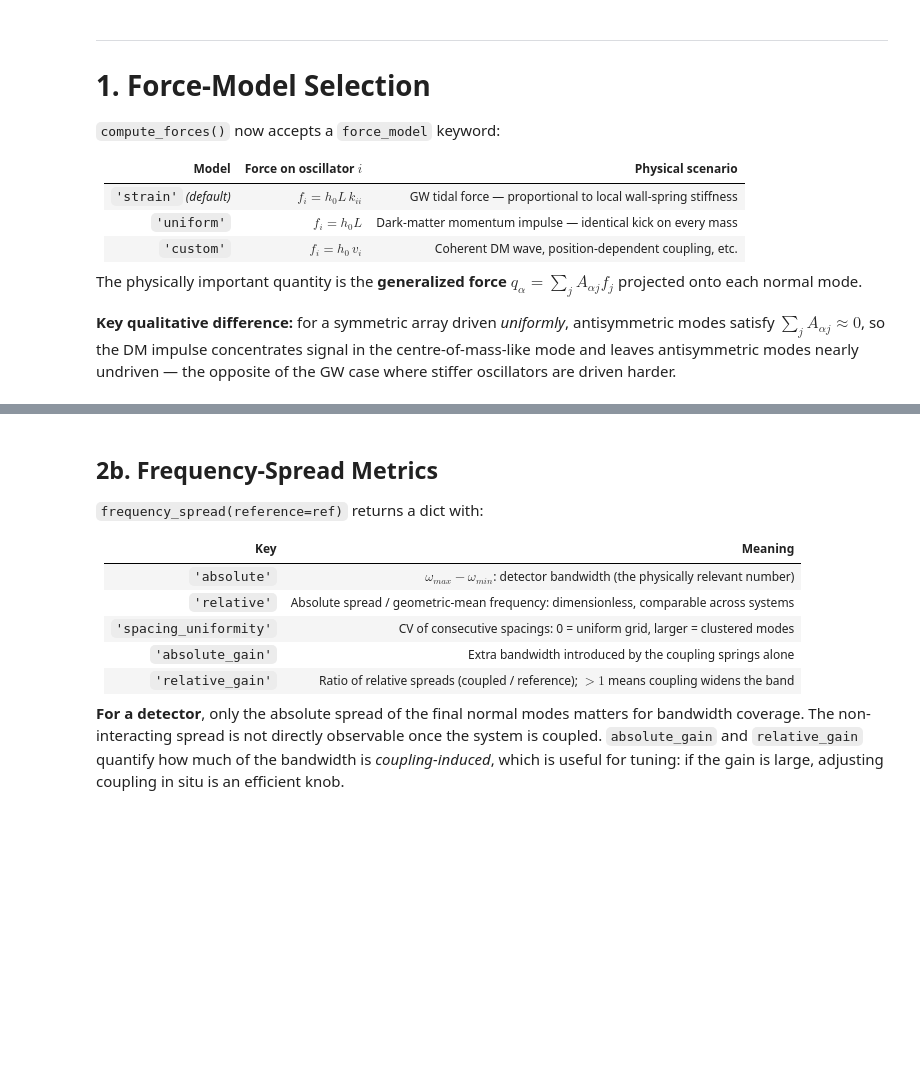
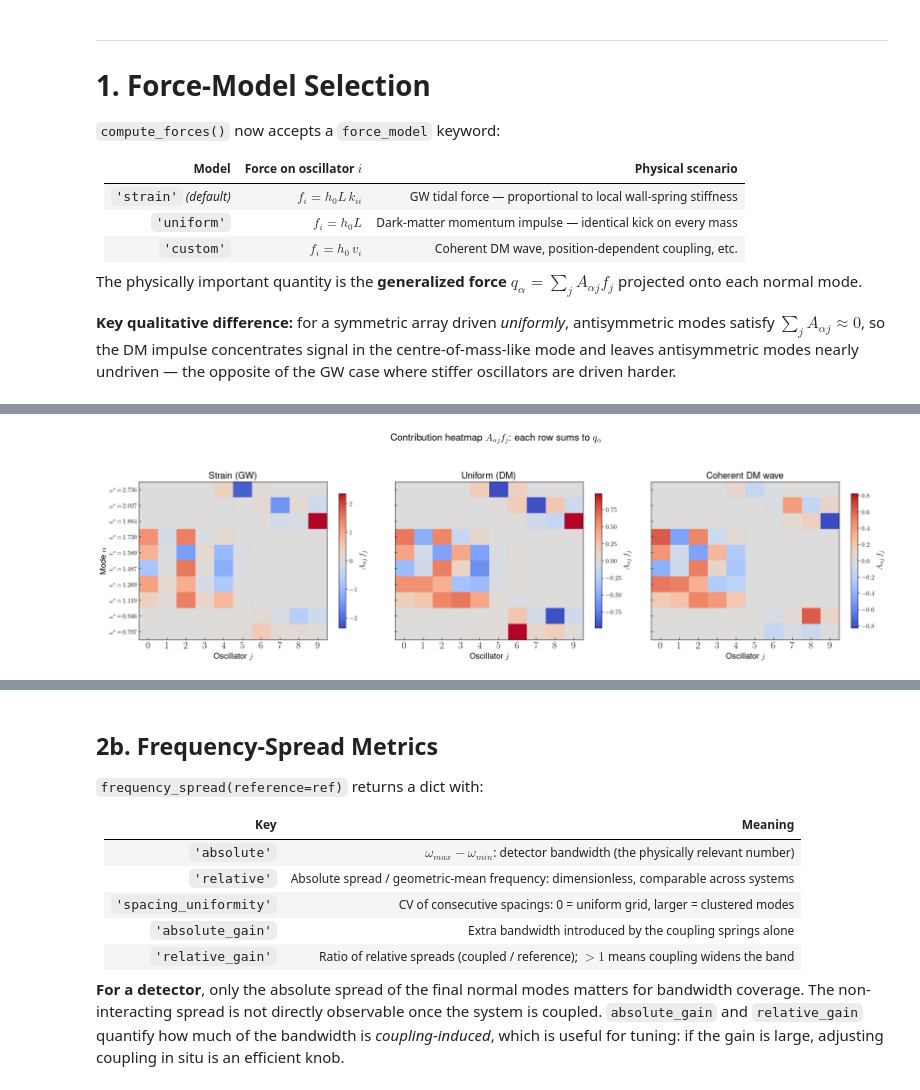
Before and after one commit to george-issa/ResOSc, a Jupyter notebook: ResOSc_demo_new_features.ipynb, the cells around one changed output, grey strips where cells are left out. Cells and saved outputs as stored; diff of their text form; code cells hidden in the pictures; blank space fills up the shorter version.

Commit message:
eigenvector fix

```diff
--- a/ResOSc_demo_new_features.ipynb
+++ b/ResOSc_demo_new_features.ipynb
@@ -155,0 +247,57 @@ array([-0.24649077, -0.71768272,  1.0294258 , -1.04099978,  1.02781691,
+# %%
+A = sys.eigenvectors   # rows = modes, cols = oscillators; available from sys.solve() above
+
+# Re-collect spatial force vectors for all three models
+positions     = np.arange(sys.n, dtype=float)
+k_DM          = np.pi / (sys.n + 1)
+force_profile = L * np.cos(k_DM * positions)
+
+sys.compute_forces(L=L, h0=h0, force_model='strain')
+f_strain,  q_strain  = sys.f.copy(), sys.q.copy()
+
+sys.compute_forces(L=L, h0=h0, force_model='uniform')
+f_uniform, q_uniform = sys.f.copy(), sys.q.copy()
+
+sys.compute_forces(h0=h0, force_model='custom', force_vec=force_profile)
+f_custom,  q_custom  = sys.f.copy(), sys.q.copy()
+
+models = [
+    ('Strain (GW)',       f_strain,  q_strain,  'steelblue'),
+    ('Uniform (DM)',      f_uniform, q_uniform, 'firebrick'),
+    ('Coherent DM wave',  f_custom,  q_custom,  'forestgreen'),
+]
+
+fig, axes = plt.subplots(1, 3, figsize=(21, 6), dpi=125)
+
+for ax, (title, f_vec, q_vec, _) in zip(axes, models):
+    C    = A * f_vec[np.newaxis, :]          # C[alpha, j] = A[alpha,j] * f_j
+    vmax = np.max(np.abs(C))
+    im   = ax.imshow(C, cmap='coolwarm', aspect='auto', vmin=-vmax, vmax=vmax)
+
+    ax.set_title(title, fontsize=17)
+    ax.set_xlabel(r'Oscillator $j$', fontsize=15)
+    ax.set_xticks(np.arange(sys.n))
+    ax.set_yticks(np.arange(sys.n))
+    if ax is axes[0]:
+        ax.set_ylabel(r'Mode $\alpha$', fontsize=15)
+        ax.set_yticklabels(
+            [fr'$\omega^*\!=\!{sys.frequencies[i]:.3f}$' for i in range(sys.n)],
+            fontsize=12)
+    else:
+        ax.set_yticklabels([])
+    ax.tick_params(direction='in', length=4)
+
+    cbar = fig.colorbar(im, ax=ax, shrink=0.85)
+    cbar.set_label(r'$A_{\alpha j}\,f_j$', fontsize=14)
+    cbar.ax.tick_params(labelsize=12)
+
+fig.suptitle(
+    r'Contribution heatmap $A_{\alpha j}f_j$: each row sums to $q_\alpha$',
+    fontsize=18, y=1.02)
+plt.tight_layout()
+if save_plots:
+    fig.savefig(fig_path('generalized_force_heatmap.pdf'), format='pdf',
+                bbox_inches='tight', pad_inches=0.10)
+plt.show()
+# %% [output]
+[figure, added]
```
Also changed, not shown: parts of 16 cells of this notebook, 48 other files.
